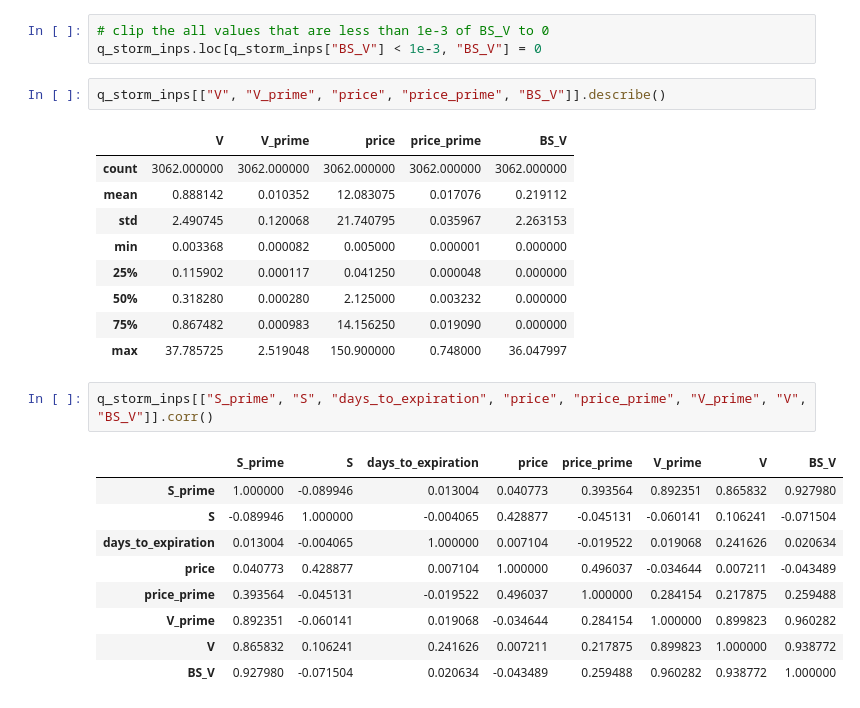
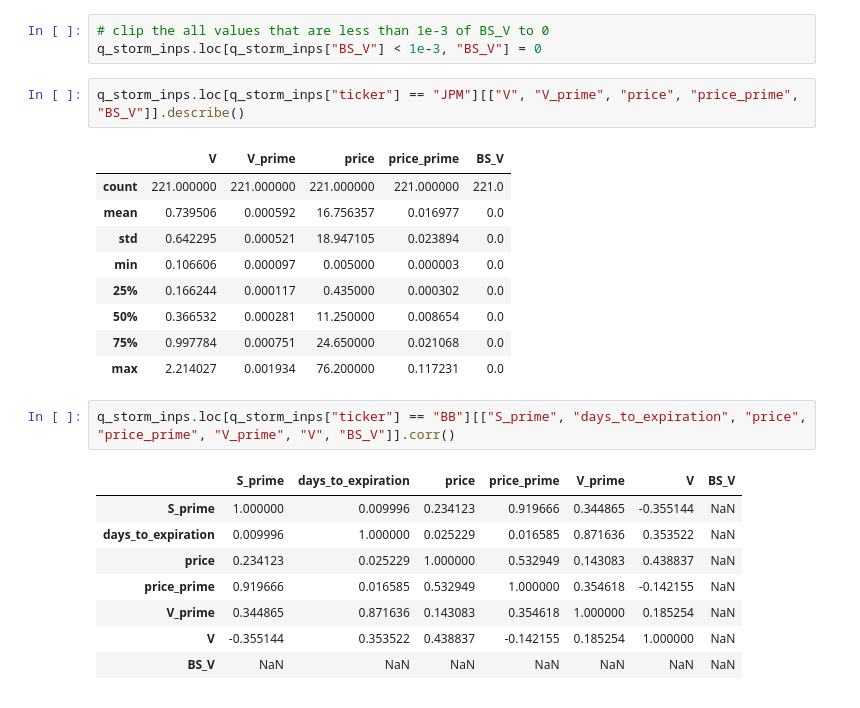
Before and after one commit to izzak98/opt-price, a Jupyter notebook: spde_eval.ipynb, the cells around one changed output. Drawn from its saved outputs; the diff is of its cells as text.

```diff
--- a/spde_eval.ipynb
+++ b/spde_eval.ipynb
@@ -419,26 +418,25 @@ row["S"], K, row["days_to_expiration"]/365, rf*365, row["volatility"]*np.sqrt(36
 # clip the all values that are less than 1e-3 of BS_V to 0
 q_storm_inps.loc[q_storm_inps["BS_V"] < 1e-3, "BS_V"] = 0
 # %%
-q_storm_inps[["V", "V_prime", "price", "price_prime", "BS_V"]].describe()
+q_storm_inps.loc[q_storm_inps["ticker"] == "JPM"][["V", "V_prime", "price", "price_prime", "BS_V"]].describe()
 # %% [output]
 |  | V | V_prime | price | price_prime | BS_V |
-| count | 3062.000000 | 3062.000000 | 3062.000000 | 3062.000000 | 3062.000000 |
-| mean | 0.888142 | 0.010352 | 12.083075 | 0.017076 | 0.219112 |
-| std | 2.490745 | 0.120068 | 21.740795 | 0.035967 | 2.263153 |
-| min | 0.003368 | 0.000082 | 0.005000 | 0.000001 | 0.000000 |
-| 25% | 0.115902 | 0.000117 | 0.041250 | 0.000048 | 0.000000 |
-| 50% | 0.318280 | 0.000280 | 2.125000 | 0.003232 | 0.000000 |
-| 75% | 0.867482 | 0.000983 | 14.156250 | 0.019090 | 0.000000 |
-| max | 37.785725 | 2.519048 | 150.900000 | 0.748000 | 36.047997 |
+| count | 221.000000 | 221.000000 | 221.000000 | 221.000000 | 221.0 |
+| mean | 0.739506 | 0.000592 | 16.756357 | 0.016977 | 0.0 |
+| std | 0.642295 | 0.000521 | 18.947105 | 0.023894 | 0.0 |
+| min | 0.106606 | 0.000097 | 0.005000 | 0.000003 | 0.0 |
+| 25% | 0.166244 | 0.000117 | 0.435000 | 0.000302 | 0.0 |
+| 50% | 0.366532 | 0.000281 | 11.250000 | 0.008654 | 0.0 |
+| 75% | 0.997784 | 0.000751 | 24.650000 | 0.021068 | 0.0 |
+| max | 2.214027 | 0.001934 | 76.200000 | 0.117231 | 0.0 |
 # %%
-q_storm_inps[["S_prime", "S", "days_to_expiration", "price", "price_prime", "V_prime", "V", "BS_V"]].corr()
+q_storm_inps.loc[q_storm_inps["ticker"] == "BB"][["S_prime", "days_to_expiration", "price", "price_prime", "V_prime", "V", "BS_V"]].corr()
 # %% [output]
-|  | S_prime | S | days_to_expiration | price | price_prime | V_prime | V | BS_V |
-| S_prime | 1.000000 | -0.089946 | 0.013004 | 0.040773 | 0.393564 | 0.892351 | 0.865832 | 0.927980 |
-| S | -0.089946 | 1.000000 | -0.004065 | 0.428877 | -0.045131 | -0.060141 | 0.106241 | -0.071504 |
-| days_to_expiration | 0.013004 | -0.004065 | 1.000000 | 0.007104 | -0.019522 | 0.019068 | 0.241626 | 0.020634 |
-| price | 0.040773 | 0.428877 | 0.007104 | 1.000000 | 0.496037 | -0.034644 | 0.007211 | -0.043489 |
-| price_prime | 0.393564 | -0.045131 | -0.019522 | 0.496037 | 1.000000 | 0.284154 | 0.217875 | 0.259488 |
-| V_prime | 0.892351 | -0.060141 | 0.019068 | -0.034644 | 0.284154 | 1.000000 | 0.899823 | 0.960282 |
-| V | 0.865832 | 0.106241 | 0.241626 | 0.007211 | 0.217875 | 0.899823 | 1.000000 | 0.938772 |
-| BS_V | 0.927980 | -0.071504 | 0.020634 | -0.043489 | 0.259488 | 0.960282 | 0.938772 | 1.000000 |
+|  | S_prime | days_to_expiration | price | price_prime | V_prime | V | BS_V |
+| S_prime | 1.000000 | 0.009996 | 0.234123 | 0.919666 | 0.344865 | -0.355144 | NaN |
+| days_to_expiration | 0.009996 | 1.000000 | 0.025229 | 0.016585 | 0.871636 | 0.353522 | NaN |
+| price | 0.234123 | 0.025229 | 1.000000 | 0.532949 | 0.143083 | 0.438837 | NaN |
+| price_prime | 0.919666 | 0.016585 | 0.532949 | 1.000000 | 0.354618 | -0.142155 | NaN |
+| V_prime | 0.344865 | 0.871636 | 0.143083 | 0.354618 | 1.000000 | 0.185254 | NaN |
+| V | -0.355144 | 0.353522 | 0.438837 | -0.142155 | 0.185254 | 1.000000 | NaN |
+| BS_V | NaN | NaN | NaN | NaN | NaN | NaN | NaN |
```
Also changed, not shown: parts of 14 cells of this notebook.
